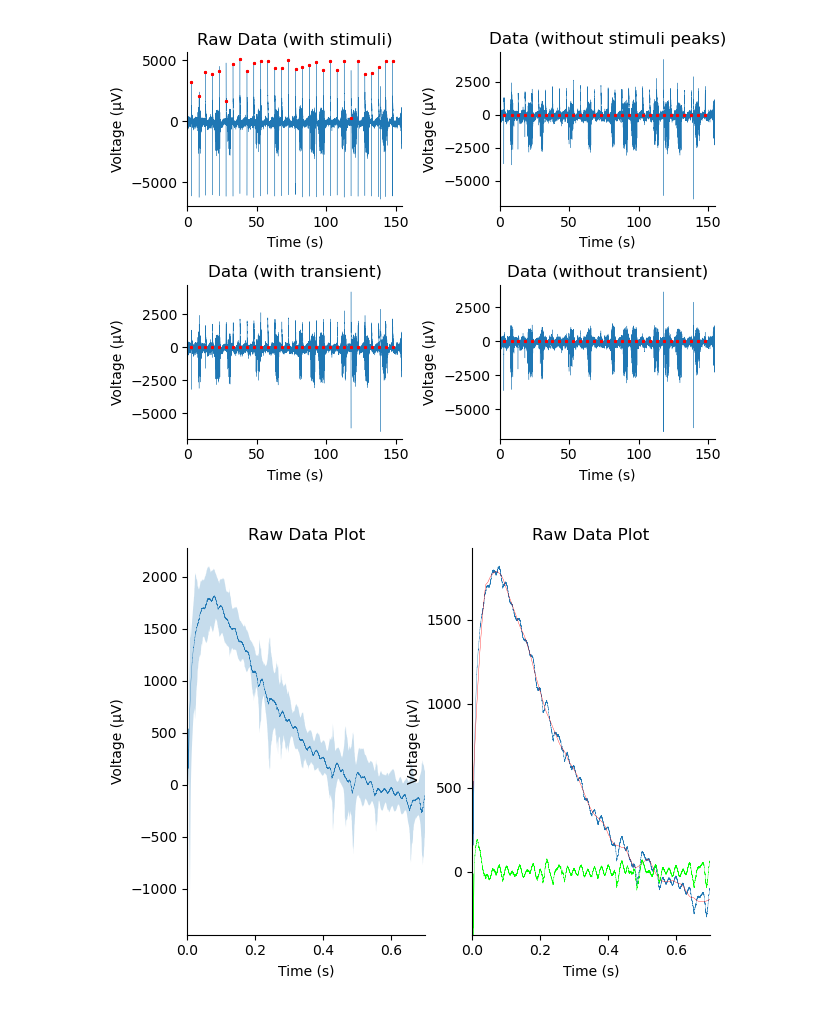
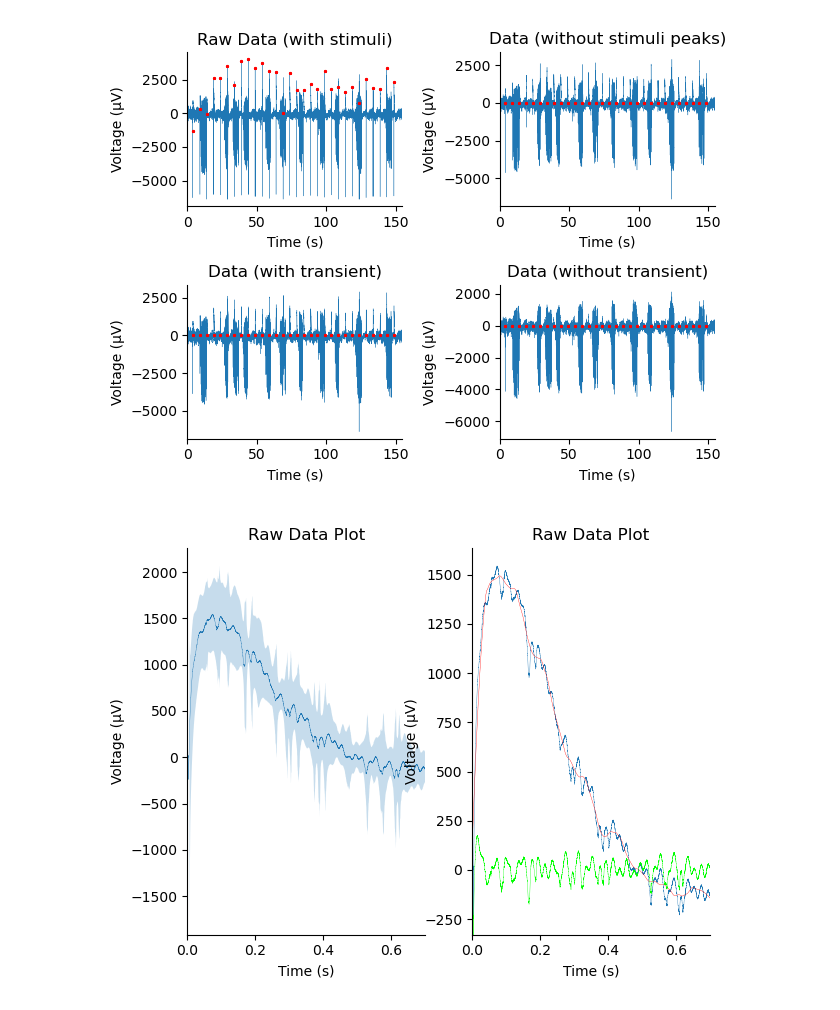
Before and after one commit to FrancescoNegri/neural-signal-analysis-project, a Jupyter notebook: preprocessing.ipynb, the cells around one changed output. Drawn from its saved outputs; the diff is of its cells as text; code cells hidden in the pictures.

Commit message:
Update preprocessing

```diff
--- a/preprocessing.ipynb
+++ b/preprocessing.ipynb
@@ -17,8 +16,27 @@ The autoreload extension is already loaded. To reload it, use:
+# %%
+f = open('settings.json')
+settings = json.load(f)
+f.close()
+
+sampling_frequency = settings['sampling_frequency']
+sampling_time = 1 / sampling_frequency
+signal_duration = settings['signal_duration']
+
+group = settings['group']
+subject = settings['subject']
+conditions = settings['conditions']
+areas = list(settings['areas'].keys())
+n_channels = settings['n_channels']
+n_stimuli = settings['n_stimuli']
+
+raw_data_paths = preprocessing.get_raw_data_paths(group, subject, conditions[0], areas)
+# %%
+# Stimulus Detection
+stimulus_idxs_matrix = preprocessing.get_stimulus_idxs_matrix(raw_data_paths, conditions[0], settings)
+stimulus_idxs = preprocessing.get_median_stimulus_idxs(stimulus_idxs_matrix, tolerance_duration=0.1, settings=settings)
 # %%
-sampling_frequency = 25000 # 25 kHz
-sampling_time = 1/sampling_frequency
-signal_duration = 5 * 30 + 5
-f = h5py.File('./data/ET1/R21-15/PostLesion_Mapping/Raw_P1_Ch_000.mat')
+# Analysis on a single channel, given the stimulus_idxs computed above
+f = h5py.File(os.path.join('./data', group, subject, conditions[0], 'Raw_P1_Ch_000.mat'))
 
 data = f['data'][:]
 data = np.reshape(data, np.size(data))
@@ -31,14 +45,11 @@ Idea per SALPA:
 # %%
-# SALPA execution
-# Comment the line below to execute an extra SALPA round on the data in order to remove extra peaks
+# SALPA
 data = np.copy(raw_data)
 _, ax = plt.subplots(2, 2)
 
-stimulus_idxs, _ = ns.spikes.differential_threshold(data, threshold=4000, window_length=160, refractory_period=4*sampling_frequency)
-
 ns.visualization.plot_spikes(data, stimulus_idxs, ax=ax[0][0], sampling_time=sampling_time, title='Raw Data (with stimuli)')
 
-stimulus_samples = 100 # samples
+stimulus_samples = 160 # samples
 stimulus_half_samples = int(np.ceil(stimulus_samples / 2))
 stimulus_range = np.arange(-stimulus_half_samples, stimulus_half_samples)
 
@@ -50,34 +61,34 @@ transients = []
 for stimulus_idx in stimulus_idxs:
     data[stimulus_idx + stimulus_range] = 0
     transients.append(data[stimulus_idx + transient_range])
 
 ns.visualization.plot_spikes(data, stimulus_idxs, ax=ax[0][1], sampling_time=sampling_time, title='Data (without stimuli peaks)')
 
 mean_transient = np.mean(transients, 0)
 # ns.visualization.plot_raw_data(mean_transient)
 
 zero_idx = np.where(mean_transient >= 0)[0][0]
 extended_stimulus_range = np.arange(stimulus_half_samples, stimulus_half_samples + zero_idx)
 transients = []
 
 for stimulus_idx in stimulus_idxs:
     data[stimulus_idx + extended_stimulus_range] = 0
     transients.append(data[stimulus_idx + transient_range])
 
 ns.visualization.plot_spikes(data, stimulus_idxs, ax=ax[1][0], sampling_time=sampling_time, title='Data (with transient)')
 
 mean_transient = np.mean(transients, 0)
 mean_transient_smoothed = savgol_filter(mean_transient, 2001, 2)
 # ns.visualization.plot_raw_data(mean_transient)
 
 for stimulus_idx in stimulus_idxs:
     data[stimulus_idx + transient_range] = data[stimulus_idx + transient_range] - mean_transient_smoothed
 
 ns.visualization.plot_spikes(data, stimulus_idxs, ax=ax[1][1], sampling_time=sampling_time, title='Data (without transient)')
 
 plt.tight_layout()
 # %% [output]
-[figure, old version]
+[figure, new version]
 # %%
 # Check SALPA transient
 _, ax = plt.subplots(1, 2)
@@ -91,5 +102,5 @@ ns.visualization.plot_raw_data(mean_transient, ax=ax[1], sampling_time=sampling_
 ns.visualization.plot_raw_data(mean_transient_smoothed, ax=ax[1], sampling_time=sampling_time, color='#FF0000')
 ns.visualization.plot_raw_data(mean_transient - mean_transient_smoothed, ax=ax[1], sampling_time=sampling_time, color='#00FF00')
 # %% [output]
-[figure, old version]
+[figure, new version]
 # %%
```
Also changed, not shown: parts of 5 cells of this notebook, 9 other files.
